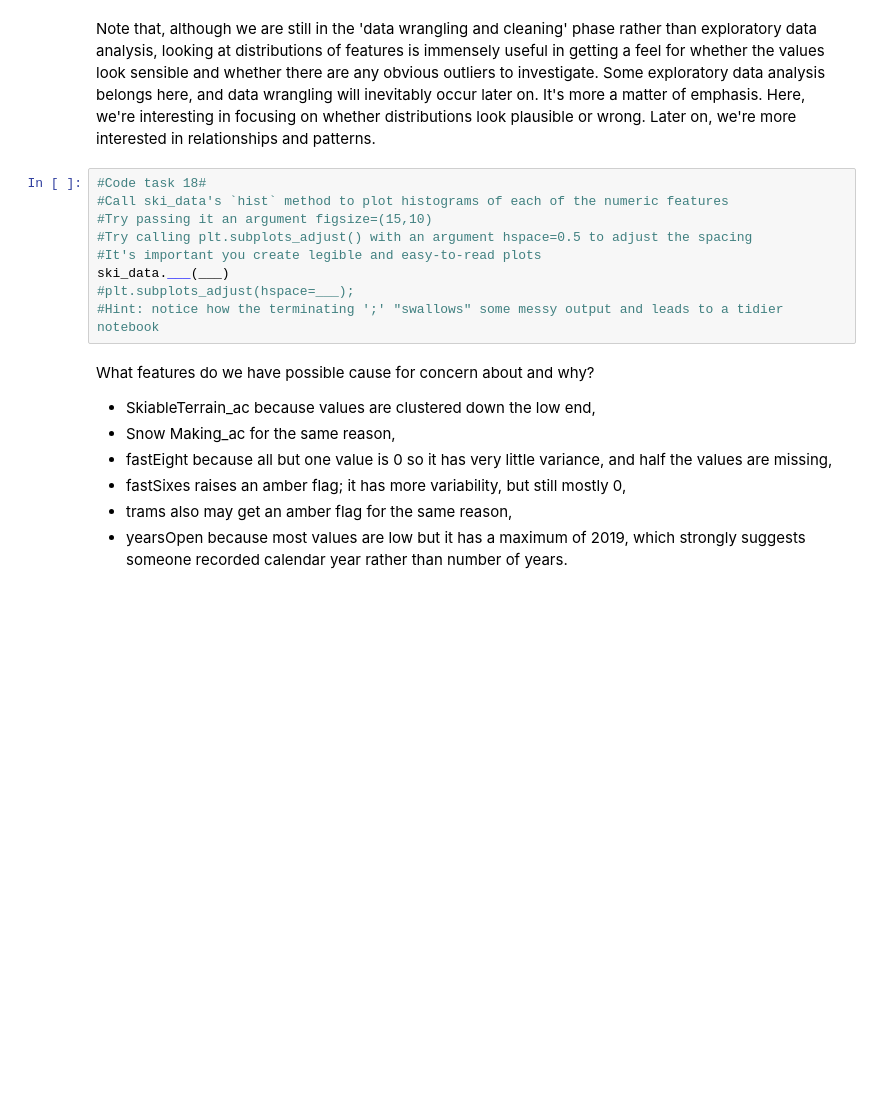
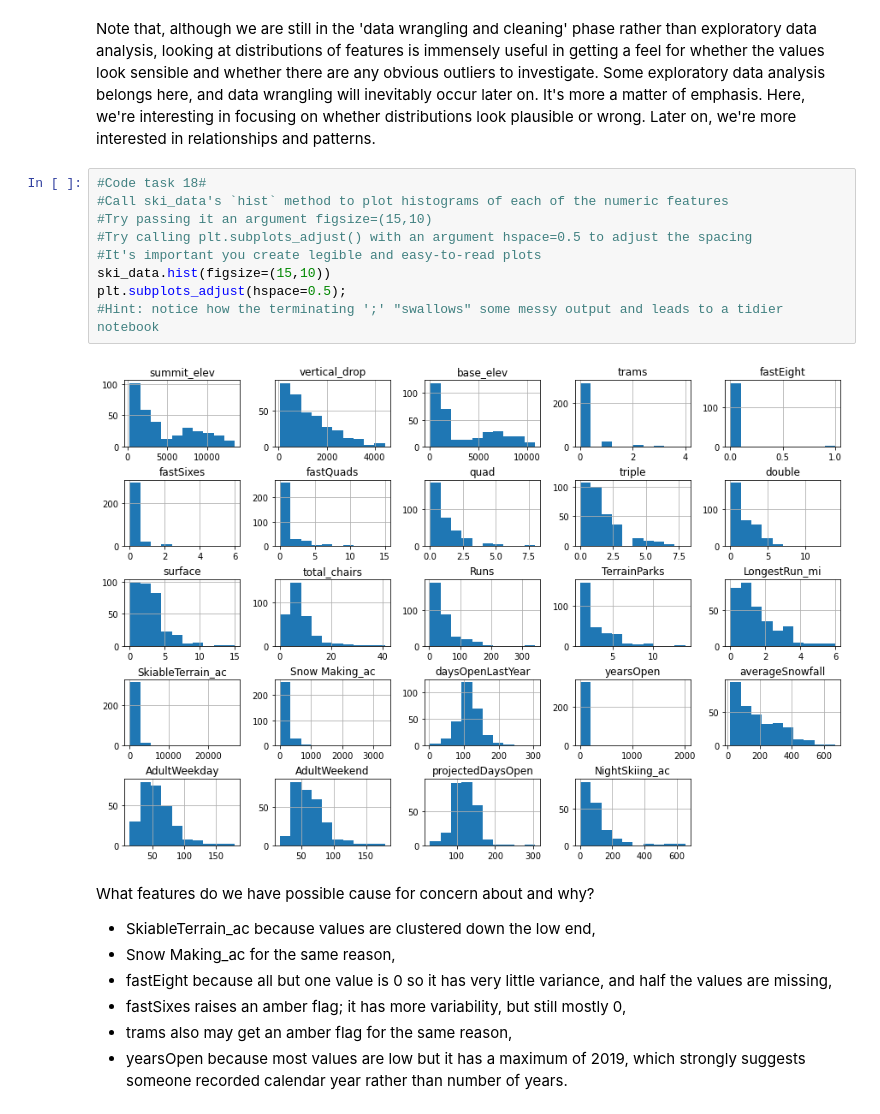
Before and after one commit to caitlinruble/DataScienceGuidedCapstone, a Jupyter notebook: Notebooks/02_data_wrangling.ipynb, the cells around one changed output. Drawn from its saved outputs; the diff is of its cells as text; blank space fills up the shorter version.

```diff
--- a/Notebooks/02_data_wrangling.ipynb
+++ b/Notebooks/02_data_wrangling.ipynb
@@ -468,12 +502,14 @@ Note that, although we are still in the 'data wrangling and cleaning' phase rath
 # %%
 #Code task 18#
 #Call ski_data's `hist` method to plot histograms of each of the numeric features
 #Try passing it an argument figsize=(15,10)
 #Try calling plt.subplots_adjust() with an argument hspace=0.5 to adjust the spacing
 #It's important you create legible and easy-to-read plots
-ski_data.___(___)
-#plt.subplots_adjust(hspace=___);
+ski_data.hist(figsize=(15,10))
+plt.subplots_adjust(hspace=0.5);
 #Hint: notice how the terminating ';' "swallows" some messy output and leads to a tidier notebook
+# %% [output]
+[figure, added]
 # %% [markdown]
 What features do we have possible cause for concern about and why?
 
```
Also changed, not shown: parts of 18 cells of this notebook.
